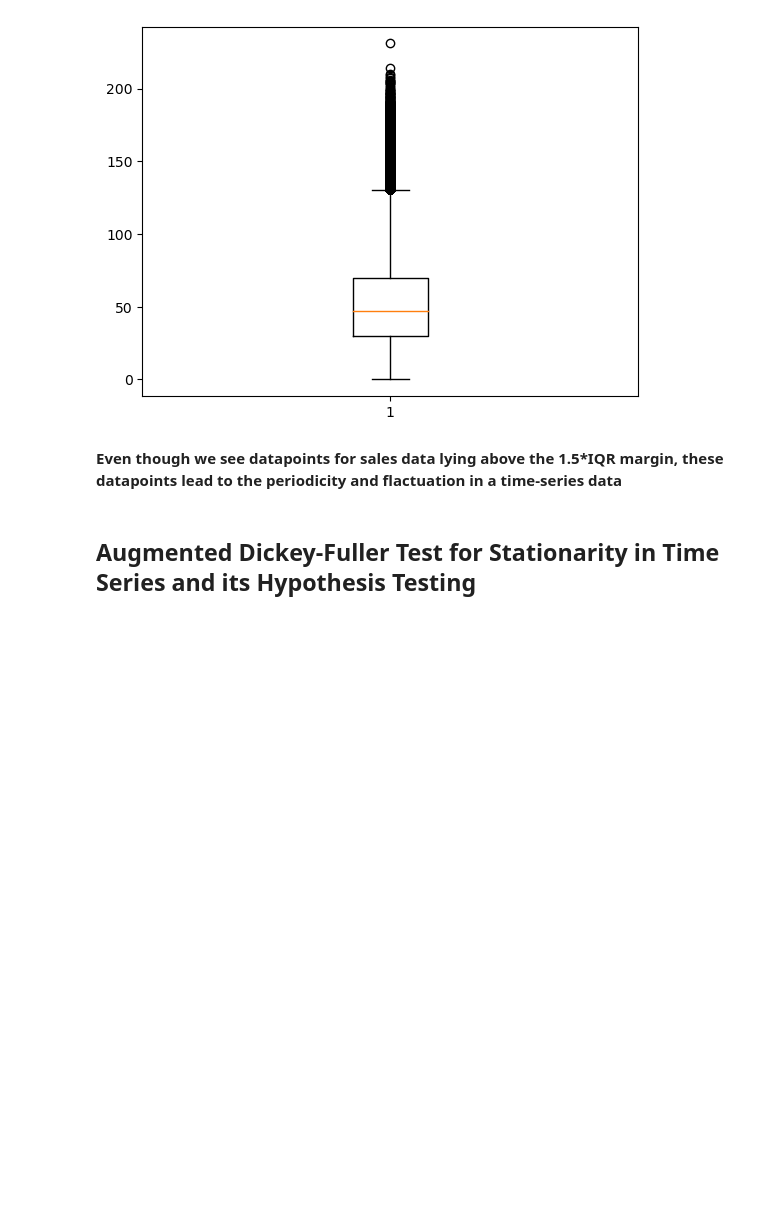
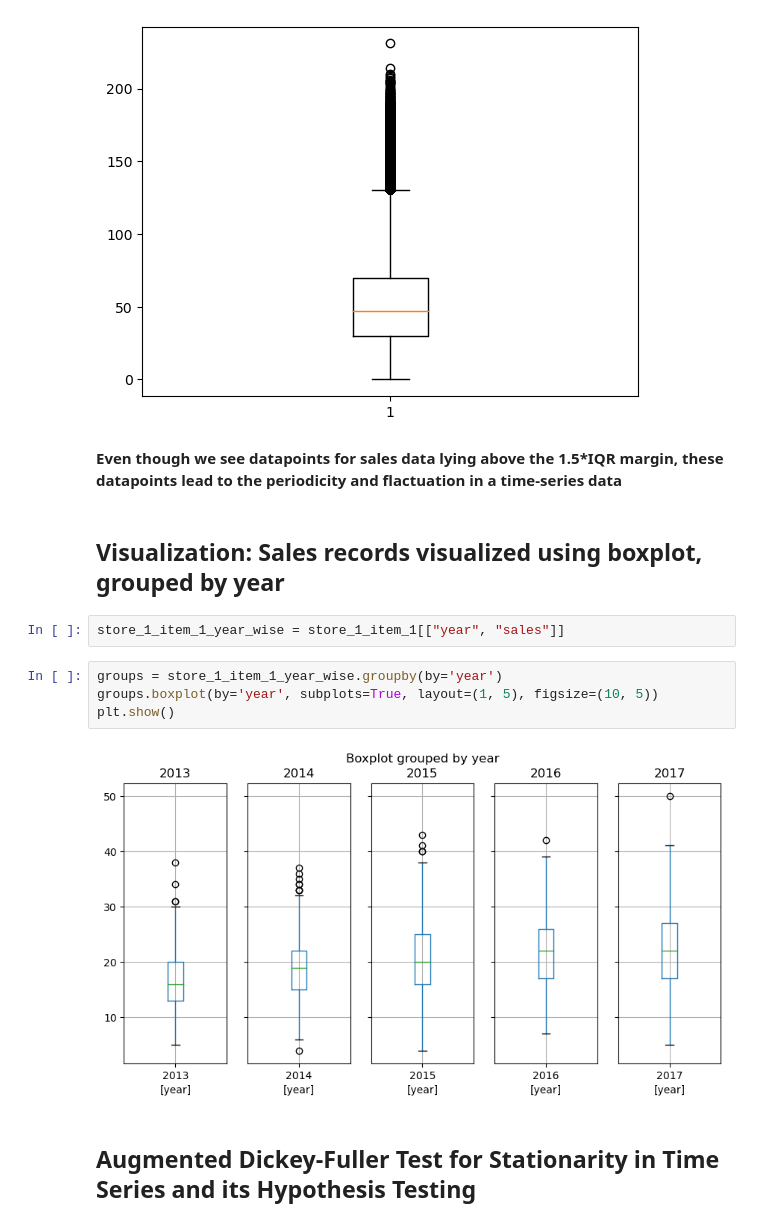
Before and after one commit to Hari10Kesav/ML-User-Interface, a Jupyter notebook: Preprocessing_Notebooks/Preprocessing.ipynb, the cells around one changed output. Cells and saved outputs as stored; diff of their text form; blank space fills up the shorter version.

Commit message:
visualization done

```diff
--- a/Preprocessing_Notebooks/Preprocessing.ipynb
+++ b/Preprocessing_Notebooks/Preprocessing.ipynb
@@ -129,6 +129,16 @@ plt.show()
 [figure]
 # %% [markdown]
 **Even though we see datapoints for sales data lying above the 1.5*IQR margin, these datapoints lead to the periodicity and flactuation in a time-series data**
+# %% [markdown]
+## Visualization: Sales records visualized using boxplot, grouped by year
+# %%
+store_1_item_1_year_wise = store_1_item_1[["year", "sales"]]
+# %%
+groups = store_1_item_1_year_wise.groupby(by='year')
+groups.boxplot(by='year', subplots=True, layout=(1, 5), figsize=(10, 5))
+plt.show()
+# %% [output]
+[figure, added]
 # %% [markdown]
 ## Augmented Dickey-Fuller Test for Stationarity in Time Series and its Hypothesis Testing
 # %%
```
Also changed, not shown: parts of 1 cell of this notebook, 2 other files.
